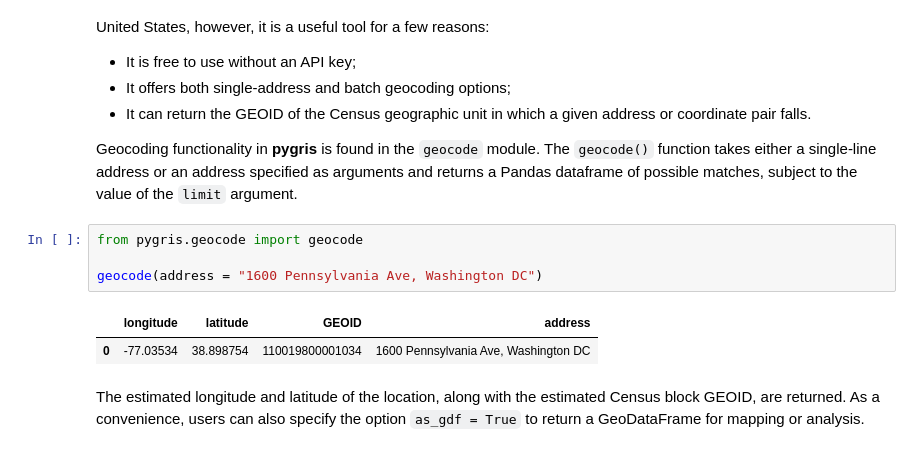
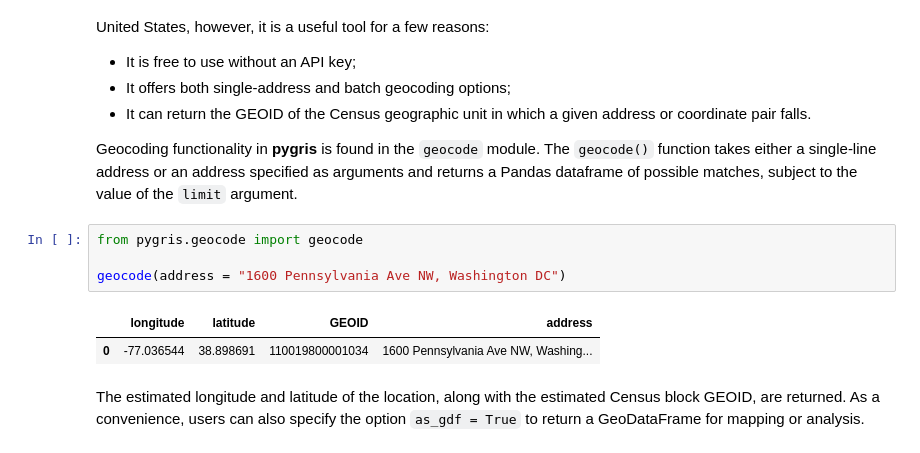
Before and after one commit to walkerke/pygris, a Jupyter notebook: docs/04-geocoding.ipynb, the cells around one changed output. Cells and saved outputs as stored; diff of their text form.

```diff
--- a/docs/04-geocoding.ipynb
+++ b/docs/04-geocoding.ipynb
@@ -11,10 +11,10 @@ Geocoding functionality in __pygris__ is found in the `geocode` module.  The `ge
 # %%
 from pygris.geocode import geocode
 
-geocode(address = "1600 Pennsylvania Ave, Washington DC")
+geocode(address = "1600 Pennsylvania Ave NW, Washington DC")
 # %% [output]
 |  | longitude | latitude | GEOID | address |
-| 0 | -77.03534 | 38.898754 | 110019800001034 | 1600 Pennsylvania Ave, Washington DC |
+| 0 | -77.036544 | 38.898691 | 110019800001034 | 1600 Pennsylvania Ave NW, Washing... |
 # %% [markdown]
 The estimated longitude and latitude of the location, along with the estimated Census block GEOID, are returned.  As a convenience, users can also specify the option `as_gdf = True` to return a GeoDataFrame for mapping or analysis.
 # %%
```
Also changed, not shown: parts of 4 cells of this notebook, 3 other files.
